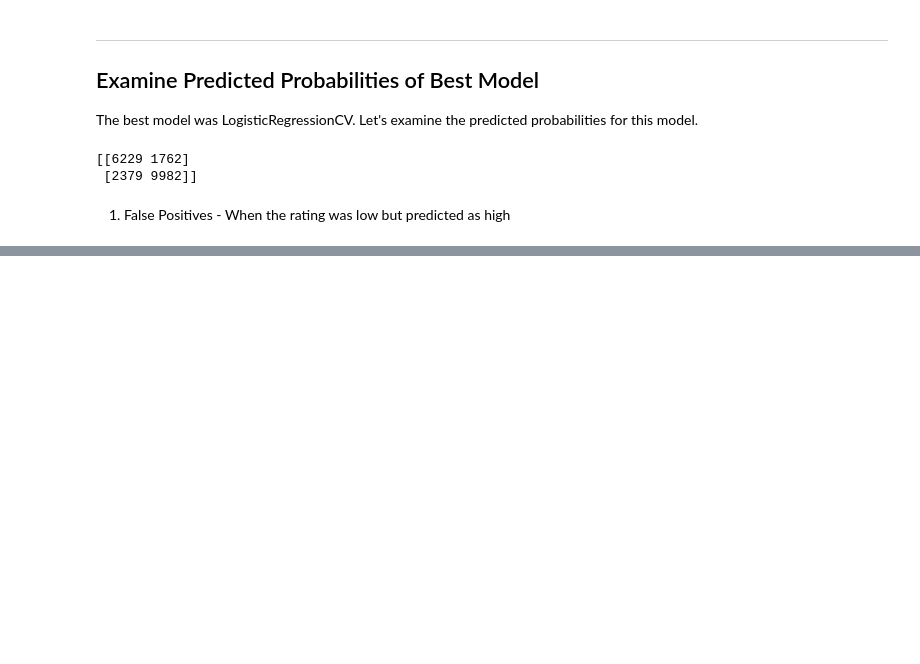
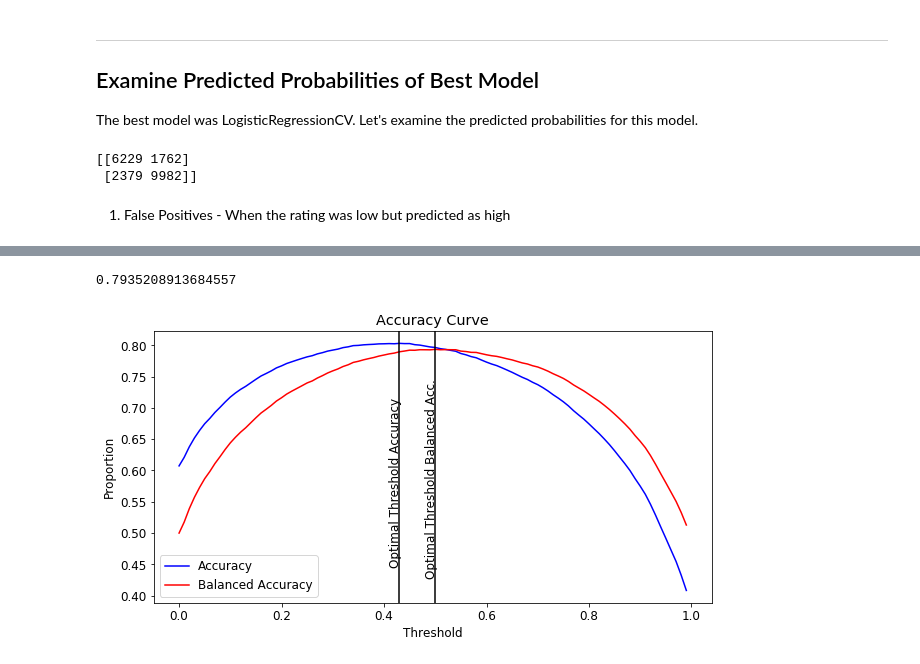
Before and after one commit to sdesaidata/Springboard, a Jupyter notebook: Capstone_Project_I/MachineLearning.ipynb, the cells around one changed output, grey strips where cells are left out. Saved outputs shown, nothing was run; the diff lists cells and outputs as text; code cells hidden in the pictures; blank space fills up the shorter version.

```diff
--- a/Capstone_Project_I/MachineLearning.ipynb
+++ b/Capstone_Project_I/MachineLearning.ipynb
@@ -687,5 +690,3 @@ Does not create a better result using the IPA model.
 To conclude using Naive Bayes, when looking at the entire dataset a TFIDF Vectorizer worked best with standard parameters. The area under the curve came out to be 0.8567292195676448. This can be seen in the graph below.
 
 Moving forward I will use the split data using the TFIDF Vectorizer with different classifiers.
-# %%
-y_pred_prob = gs_tfidf_all.predict_proba(Xtest_all_idf)[:,1]
@@ -1078,0 +978,36 @@ Adjusted Threshold of 0.45 reduces total of false positives and false negatives
+# %%
+# Calculate balanced accuracy
+balanced_accuracy_score(ytest_all_idf, pred_log_clf)
+# %% [output]
+0.7935208913684557
+# %%
+thresholds=np.arange(0,1,.01)
+# %%
+accuracy_points = []
+
+for t in thresholds:
+        adjusted_y_pred = adjust_pred_prob(pred_prob_log_clf, new_threshold=t)
+        new_balance = accuracy_score(ytest_all_idf, adjusted_y_pred)
+        accuracy_points.append(new_balance)
+# %%
+balanced_accuracy_points = []
+
+for t in thresholds:
+        adjusted_y_pred = adjust_pred_prob(pred_prob_log_clf, new_threshold=t)
+        new_balance = balanced_accuracy_score(ytest_all_idf, adjusted_y_pred)
+        balanced_accuracy_points.append(new_balance)
+# %%
+plt.figure(figsize=(10,5))
+plt.plot(thresholds, accuracy_points, color='blue')
+plt.plot(thresholds, balanced_accuracy_points, color='red')
+plt.title('Accuracy Curve')
+plt.legend(('Accuracy', 'Balanced Accuracy'))
+plt.xlabel('Threshold')
+plt.axvline(x=.43, color='black')
+plt.text(.41,.7,'Optimal Threshold Accuracy',rotation=90)
+plt.axvline(x=.5, color='black')
+plt.text(.48,.73,'Optimal Threshold Balanced Acc.',rotation=90)
+plt.ylabel('Proportion')
+plt.show()
+# %% [output]
+[figure, added]
```
Also changed, not shown: parts of 43 cells of this notebook.
